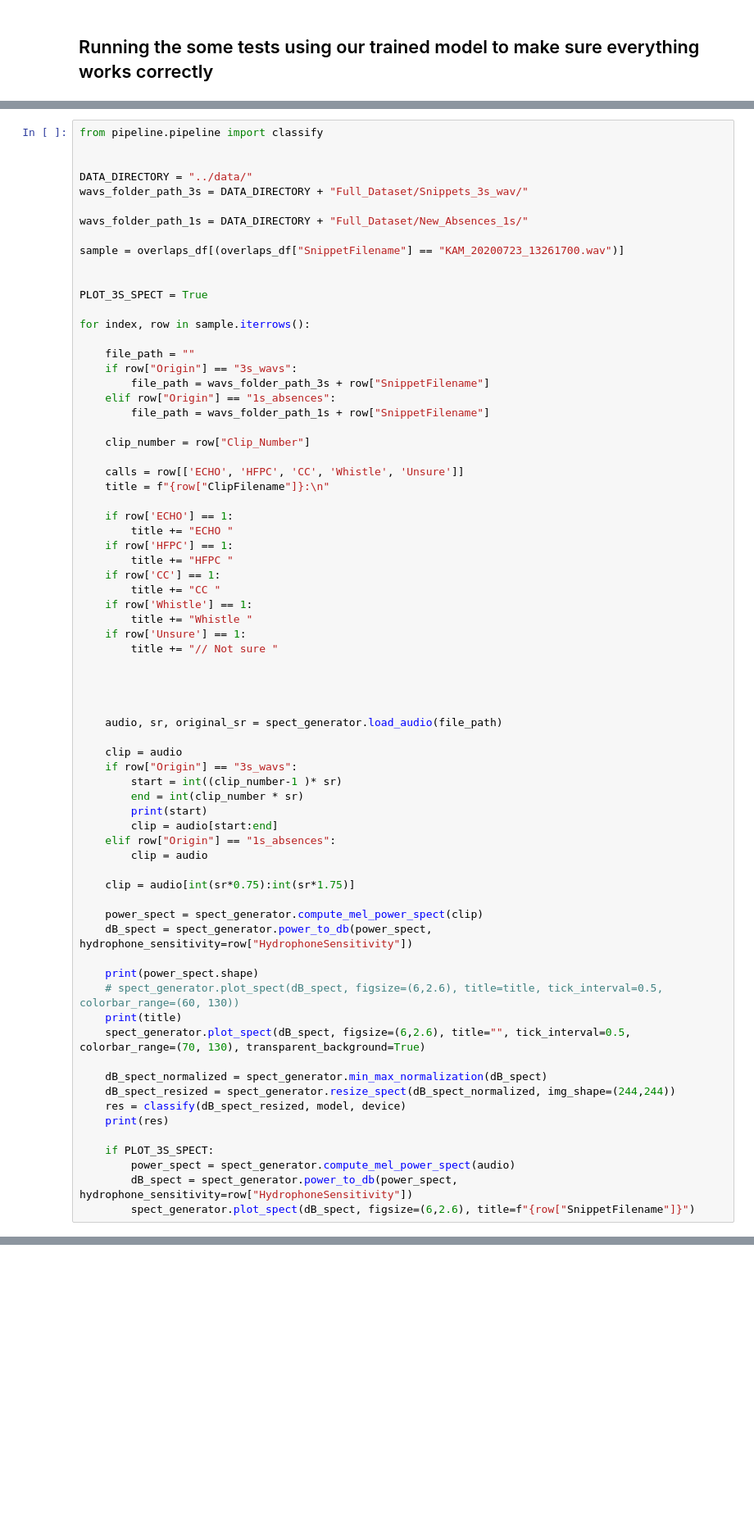
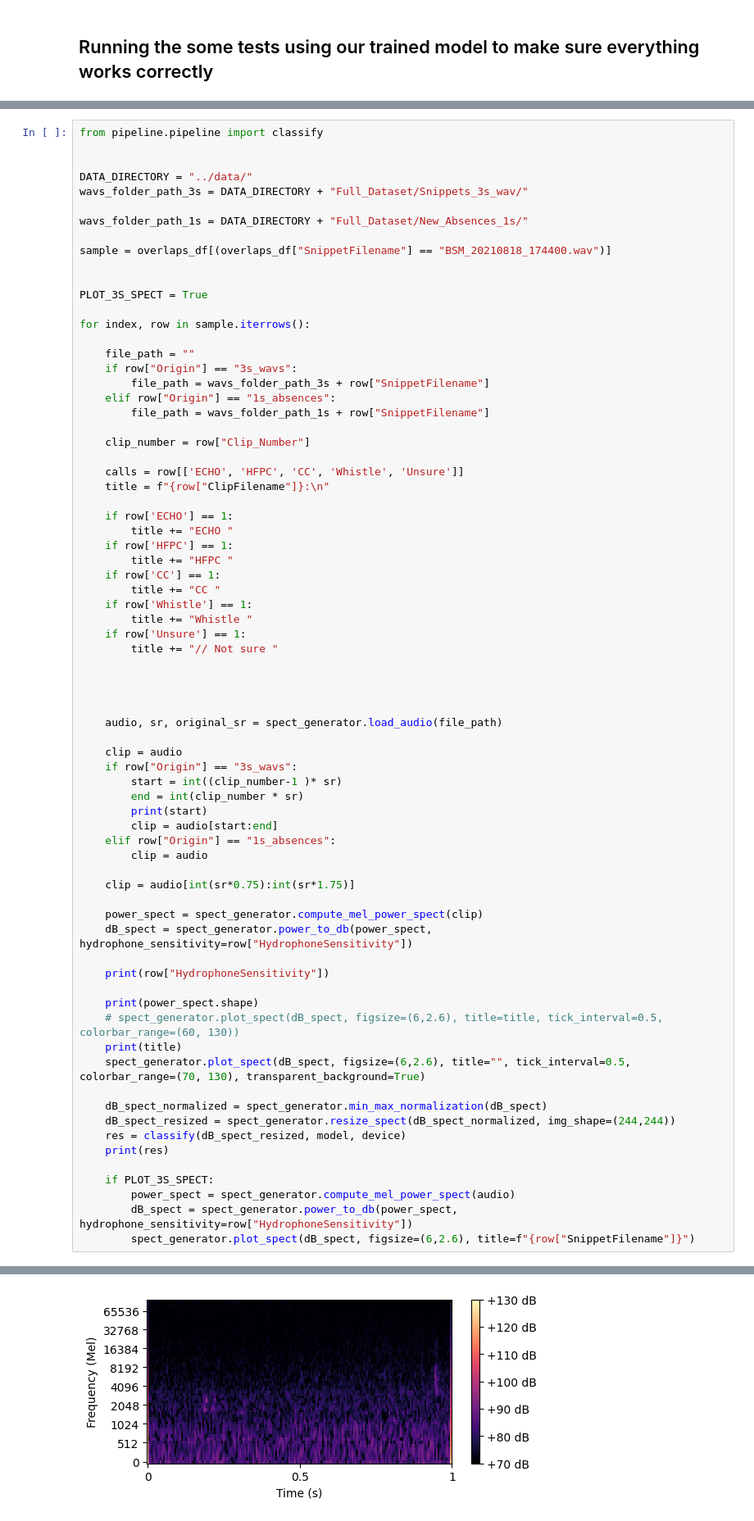
Before and after one commit to bobduru/beluga-call-pipeline, a Jupyter notebook: data_preprocessing/generate_spectrogram_dataset.ipynb, the cells around one changed output, grey strips where cells are left out. Shown at 82% size. Cells and saved outputs as stored; diff of their text form; blank space fills up the shorter version.

```diff
--- a/data_preprocessing/generate_spectrogram_dataset.ipynb
+++ b/data_preprocessing/generate_spectrogram_dataset.ipynb
@@ -126,7 +142,7 @@ wavs_folder_path_3s = DATA_DIRECTORY + "Full_Dataset/Snippets_3s_wav/"
 
 wavs_folder_path_1s = DATA_DIRECTORY + "Full_Dataset/New_Absences_1s/"
 
-sample = overlaps_df[(overlaps_df["SnippetFilename"] == "KAM_20200723_13261700.wav")]
+sample = overlaps_df[(overlaps_df["SnippetFilename"] == "BSM_20210818_174400.wav")]
 
 
 PLOT_3S_SPECT = True
@@ -174,6 +190,8 @@ for index, row in sample.iterrows():
     power_spect = spect_generator.compute_mel_power_spect(clip)
     dB_spect = spect_generator.power_to_db(power_spect, hydrophone_sensitivity=row["HydrophoneSensitivity"])
 
+    print(row["HydrophoneSensitivity"])
+
     print(power_spect.shape)
     # spect_generator.plot_spect(dB_spect, figsize=(6,2.6), title=title, tick_interval=0.5, colorbar_range=(60, 130))
     print(title)
@@ -188,3 +206,4 @@ for index, row in sample.iterrows():
         power_spect = spect_generator.compute_mel_power_spect(audio)
         dB_spect = spect_generator.power_to_db(power_spect, hydrophone_sensitivity=row["HydrophoneSensitivity"])
         spect_generator.plot_spect(dB_spect, figsize=(6,2.6), title=f"{row["SnippetFilename"]}")
+# %% [output]
@@ -190,0 +214 @@ for index, row in sample.iterrows():
+[figure, added]
```
Also changed, not shown: parts of 3 cells of this notebook, 16 other files.
